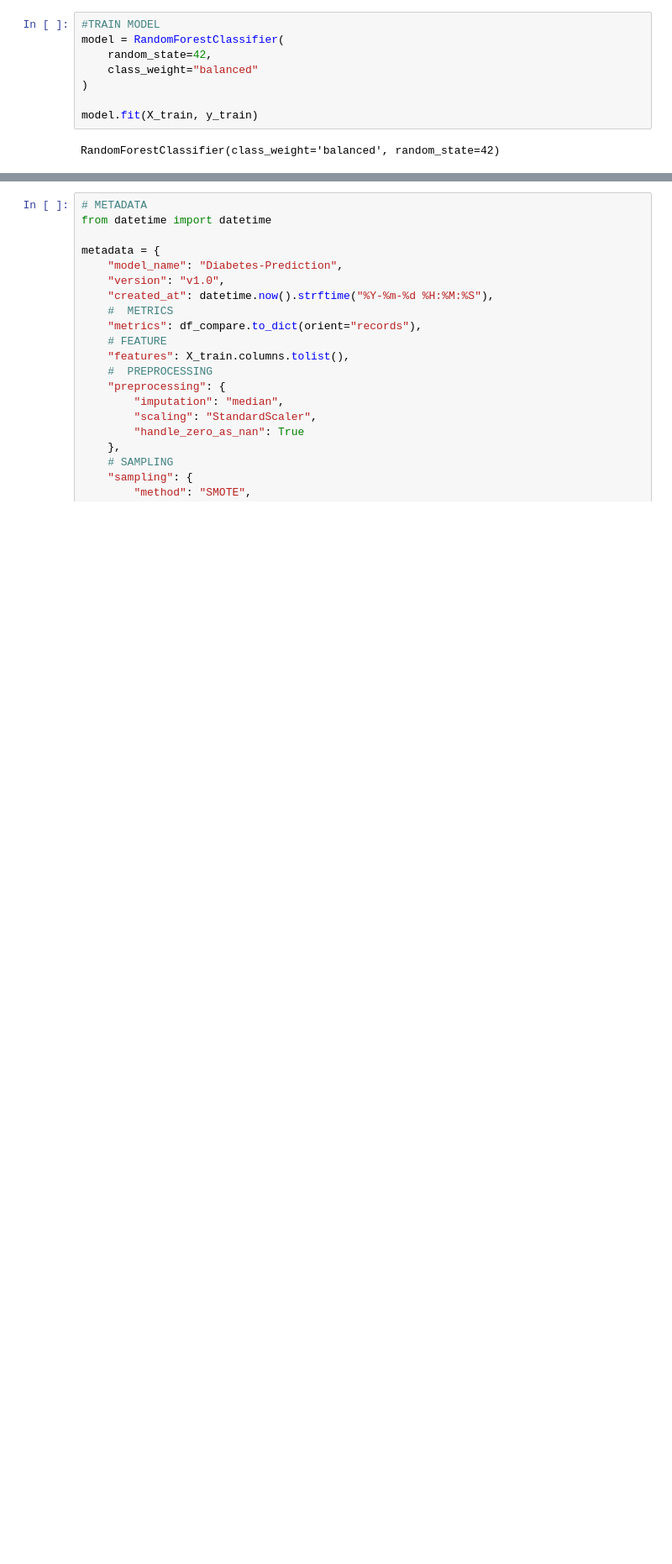
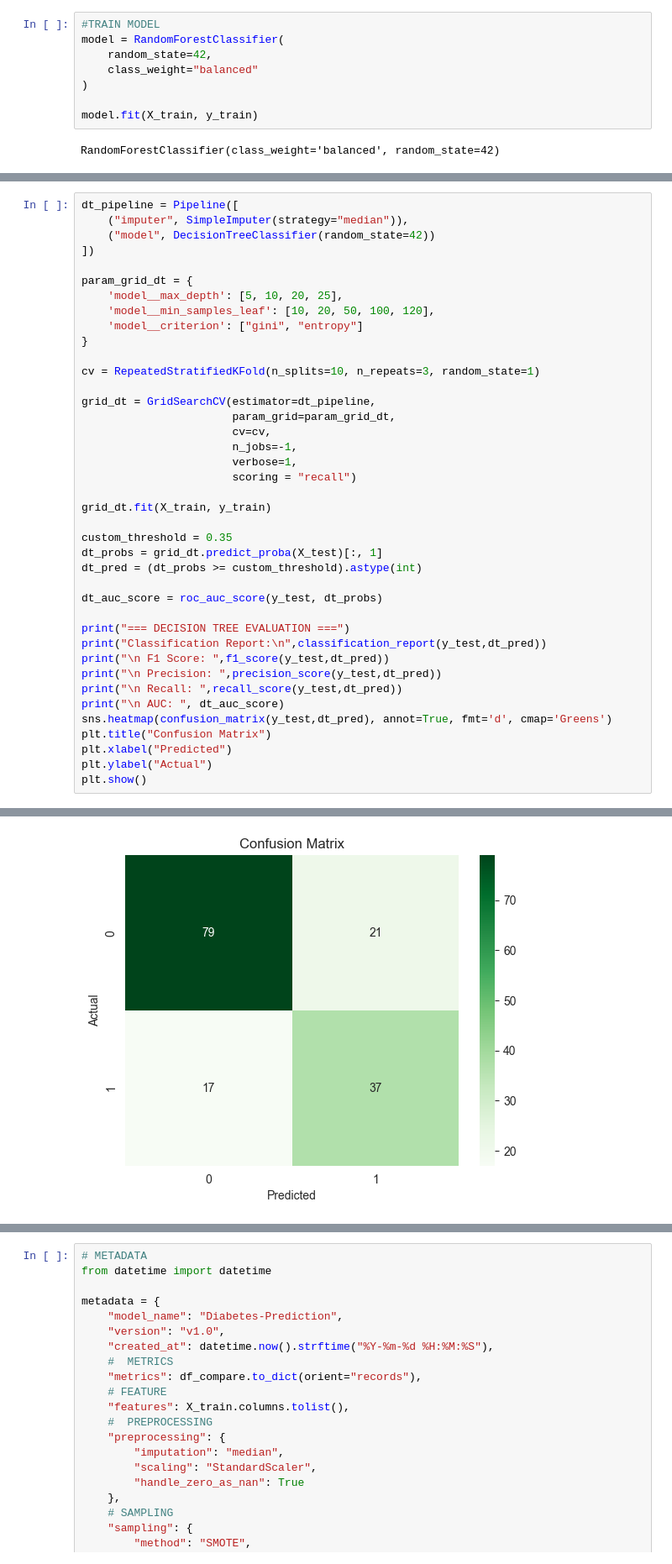
Before and after one commit to hongyen-oss/Diabetes-Prediction, a Jupyter notebook: Notebooks/project_analysis.ipynb, the cells around one changed output, grey strips where cells are left out. Shown at 84% size. Cells and saved outputs as stored; diff of their text form; blank space fills up the shorter version.

```diff
--- a/Notebooks/project_analysis.ipynb
+++ b/Notebooks/project_analysis.ipynb
@@ -1775,0 +1212,41 @@ MODEL COMPARISON
+# %%
+dt_pipeline = Pipeline([
+    ("imputer", SimpleImputer(strategy="median")),
+    ("model", DecisionTreeClassifier(random_state=42))
+])
+
+param_grid_dt = {
+    'model__max_depth': [5, 10, 20, 25],
+    'model__min_samples_leaf': [10, 20, 50, 100, 120],
+    'model__criterion': ["gini", "entropy"]
+}
+
+cv = RepeatedStratifiedKFold(n_splits=10, n_repeats=3, random_state=1)
+
+grid_dt = GridSearchCV(estimator=dt_pipeline,
+                       param_grid=param_grid_dt,
+                       cv=cv,
+                       n_jobs=-1,
+                       verbose=1,
+                       scoring = "recall")
+
+grid_dt.fit(X_train, y_train)
+
+custom_threshold = 0.35
+dt_probs = grid_dt.predict_proba(X_test)[:, 1]
+dt_pred = (dt_probs >= custom_threshold).astype(int)
+
+dt_auc_score = roc_auc_score(y_test, dt_probs)
+
+print("=== DECISION TREE EVALUATION ===")
+print("Classification Report:\n",classification_report(y_test,dt_pred))
+print("\n F1 Score: ",f1_score(y_test,dt_pred))
+print("\n Precision: ",precision_score(y_test,dt_pred))
+print("\n Recall: ",recall_score(y_test,dt_pred))
+print("\n AUC: ", dt_auc_score)
+sns.heatmap(confusion_matrix(y_test,dt_pred), annot=True, fmt='d', cmap='Greens')
+plt.title("Confusion Matrix")
+plt.xlabel("Predicted")
+plt.ylabel("Actual")
+plt.show()
+# %% [output]
@@ -1775,0 +1273 @@ MODEL COMPARISON
+[figure, added]
```
Also changed, not shown: parts of 82 cells of this notebook, 7 other files.
